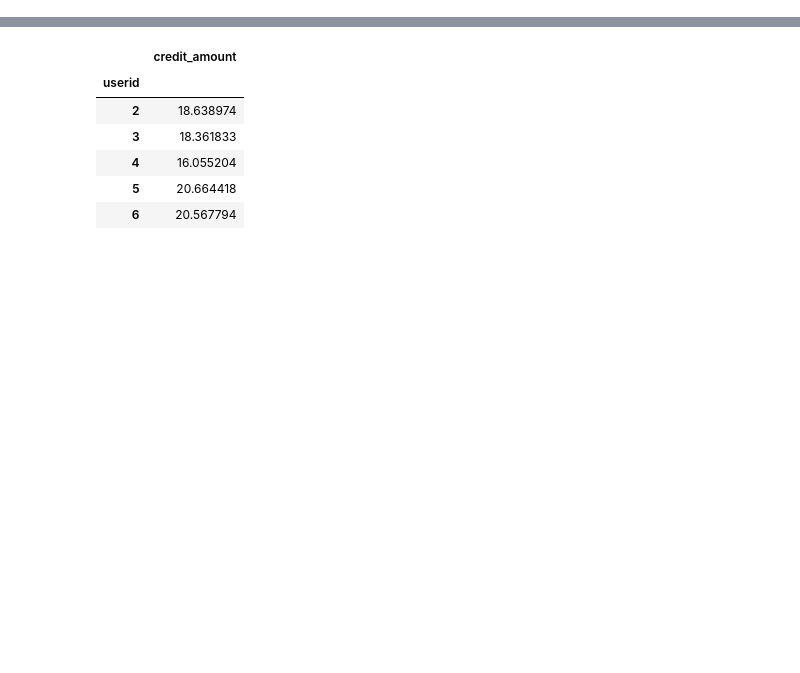
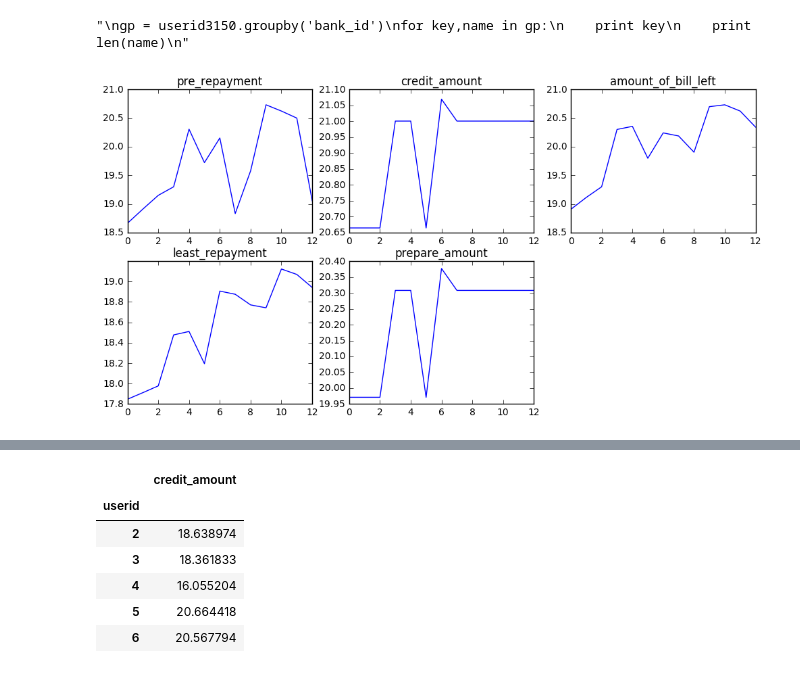
Before and after one commit to hadoop73/sklearn, a Jupyter notebook: predict_risk/feature/bill_detail_2.ipynb, the cells around one changed output, grey strips where cells are left out. Saved outputs shown, nothing was run; the diff lists cells and outputs as text; code cells hidden in the pictures; blank space fills up the shorter version.

```diff
--- a/predict_risk/feature/bill_detail_2.ipynb
+++ b/predict_risk/feature/bill_detail_2.ipynb
@@ -25 +58,37 @@ bill_data.head()
+# %%
+''' # groupby 数据
+gp = userid3150.groupby('bank_id')
+for key,name in gp:
+    print key
+    print len(name)
+'''
+# %% [output]
+"\ngp = userid3150.groupby('bank_id')\nfor key,name in gp:\n    print key\n    print len(name)\n"
+# %%
+data = userid3150_bank6[['pre_repayment','credit_amount','amount_of_bill_left','least_repayment','prepare_amount']]
+data.index = range(len(userid3150_bank6))
+plt.figure(figsize=(12,6))
+plt.subplot(231)
+data['pre_repayment'].plot()
+plt.title('pre_repayment')
+
+plt.subplot(232)
+data['credit_amount'].plot()
+plt.title('credit_amount')
+
+plt.subplot(233)
+data['amount_of_bill_left'].plot()
+plt.title('amount_of_bill_left')
+
+plt.subplot(234)
+data['least_repayment'].plot()
+plt.title('least_repayment')
+
+plt.subplot(235)
+data['prepare_amount'].plot()
+plt.title('prepare_amount')
+
+plt.show()
+# %% [output]
+[figure, added]
 # %%
```
Also changed, not shown: parts of 77 cells of this notebook, 18 other files.
